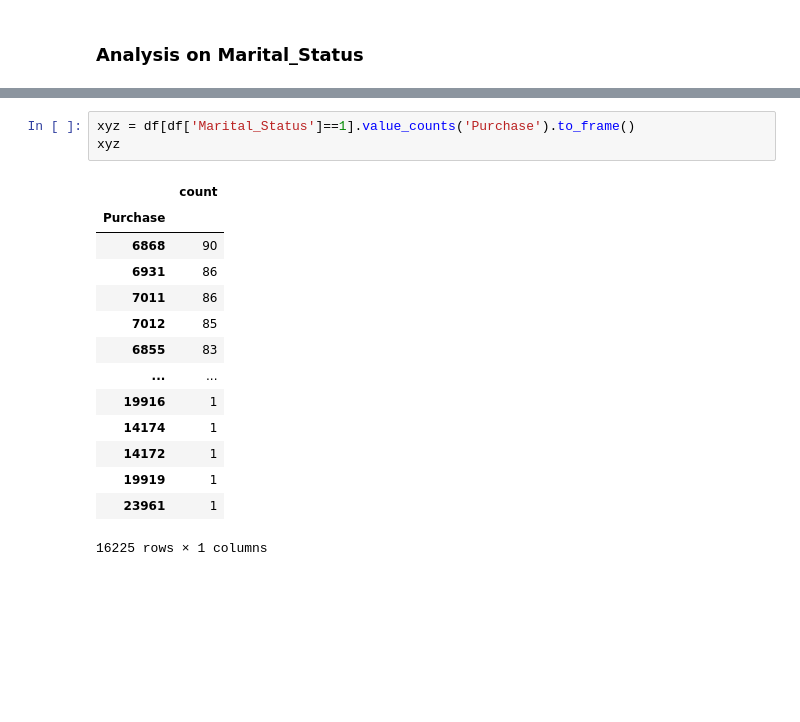
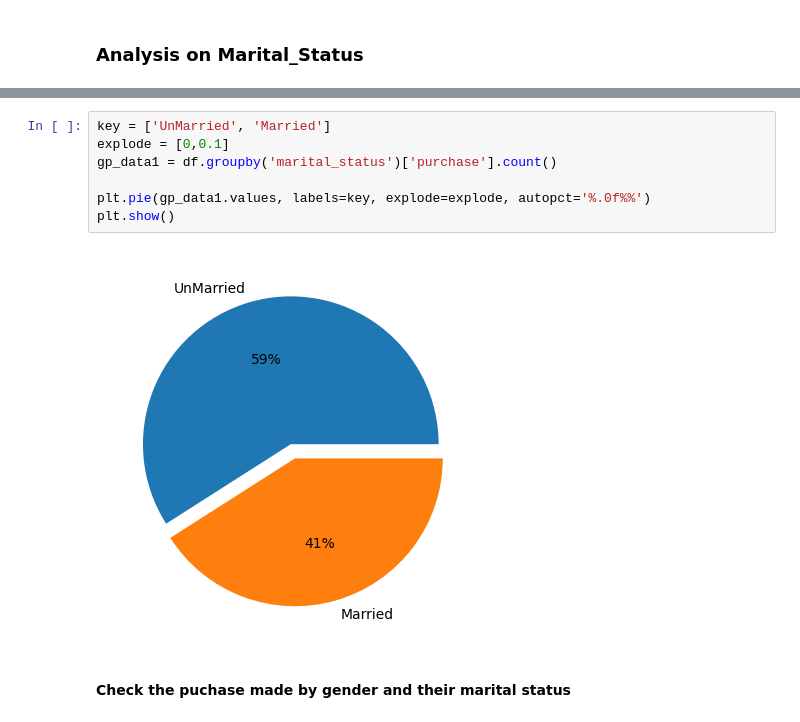
Before and after one commit to krishnaapurva/Black_Friday_Sales_EDA, a Jupyter notebook: black_friday_Sales_Analysis.ipynb, the cells around one changed output, grey strips where cells are left out. Drawn from its saved outputs; the diff is of its cells as text; blank space fills up the shorter version.

```diff
--- a/black_friday_Sales_Analysis.ipynb
+++ b/black_friday_Sales_Analysis.ipynb
@@ -400,21 +399,14 @@ plt.title('Married')
 plt.show()
 # %% [output]
 [figure]
-# %%
-xyz = df[df['Marital_Status']==1].value_counts('Purchase').to_frame()
-xyz
-# %% [output]
-|  | count |
-| Purchase |  |
-| 6868 | 90 |
-| 6931 | 86 |
-| 7011 | 86 |
-| 7012 | 85 |
-| 6855 | 83 |
-| ... | ... |
-| 19916 | 1 |
-| 14174 | 1 |
-| 14172 | 1 |
-| 19919 | 1 |
-| 23961 | 1 |
-16225 rows × 1 columns
+# %%
+key = ['UnMarried', 'Married']
+explode = [0,0.1]
+gp_data1 = df.groupby('marital_status')['purchase'].count()
+
+plt.pie(gp_data1.values, labels=key, explode=explode, autopct='%.0f%%')
+plt.show()
+# %% [output]
+[figure, added]
+# %% [markdown]
+#### Check the puchase made by gender and their marital status
```
Also changed, not shown: parts of 57 cells of this notebook.
